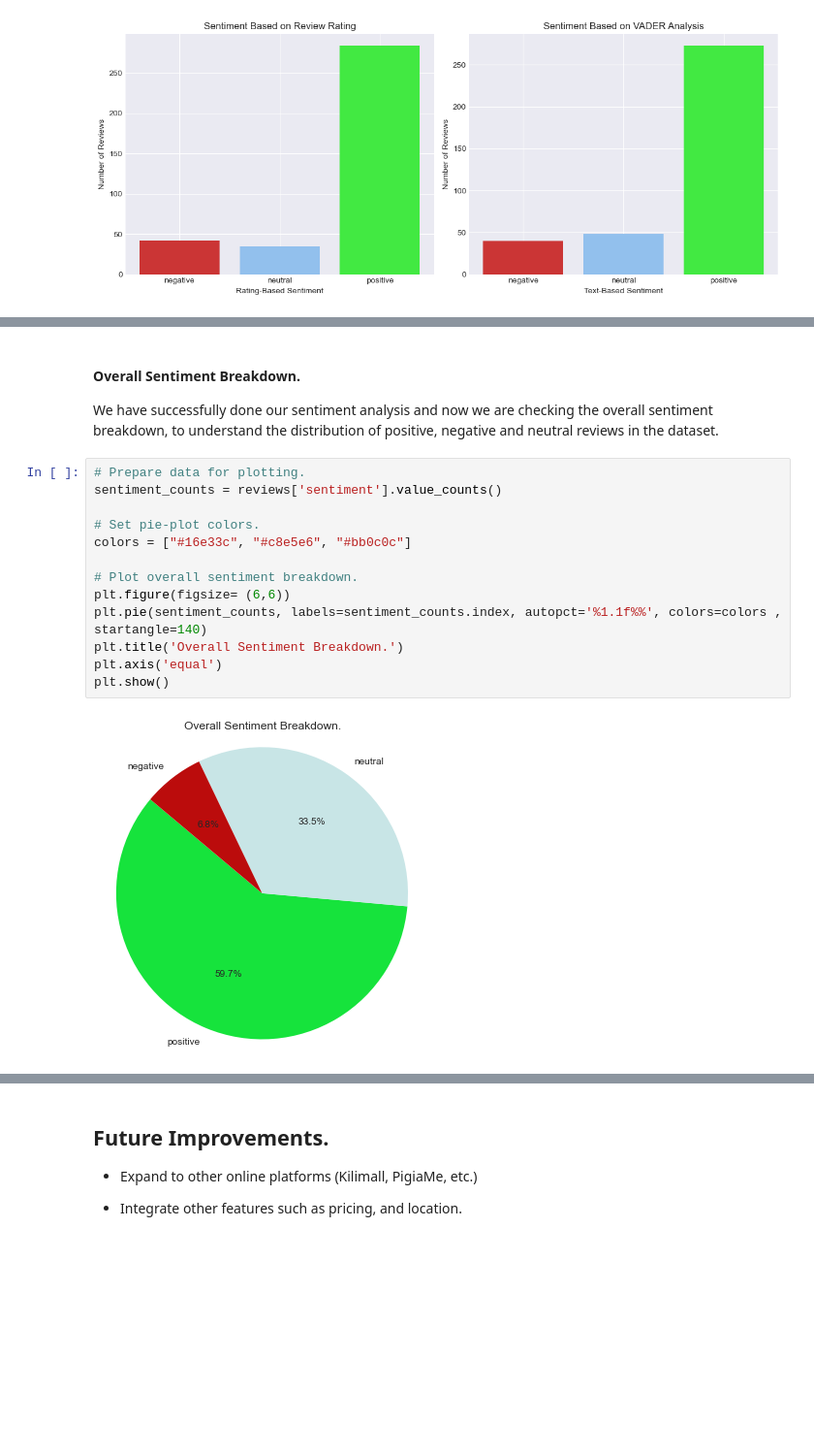
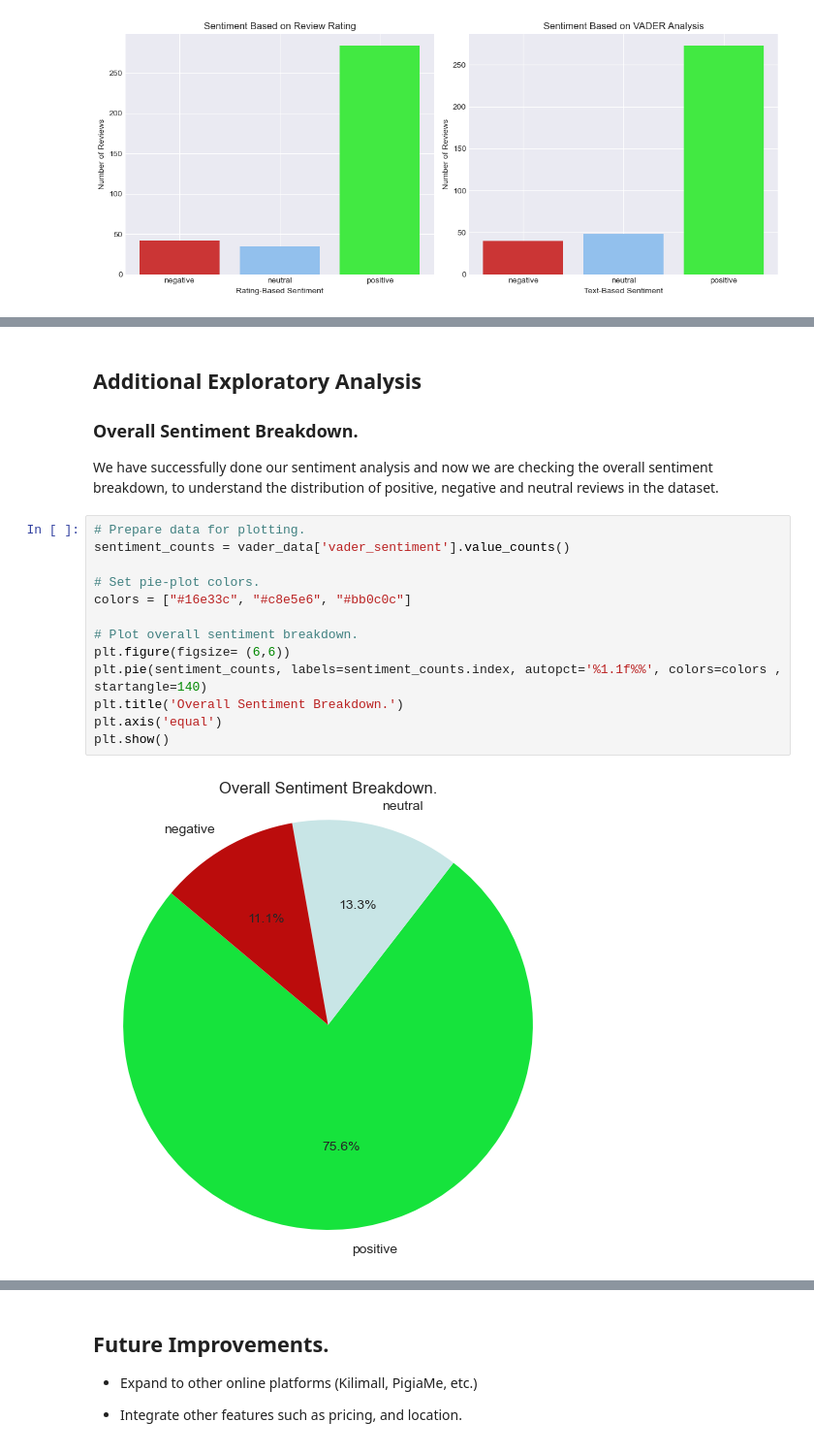
Before and after one commit to Assesa44/Kenya-Ecommerce-Reviews, a Jupyter notebook: Notebooks/analysis.ipynb, the cells around one changed output, grey strips where cells are left out. Shown at 97% size. Drawn from its saved outputs; the diff is of its cells as text; blank space fills up the shorter version.

```diff
--- a/Notebooks/analysis.ipynb
+++ b/Notebooks/analysis.ipynb
@@ -751,19 +764,21 @@ This is crucial as the ratings do not always tell the whole story, we have revie
 # %% [markdown]
-#### Overall Sentiment Breakdown.
+## **Additional Exploratory Analysis**
+
+### Overall Sentiment Breakdown.
 We have successfully done our sentiment analysis and now we are checking the overall sentiment breakdown, to understand the distribution of positive, negative and neutral reviews in the dataset.
 # %%
 # Prepare data for plotting.
-sentiment_counts = reviews['sentiment'].value_counts()
+sentiment_counts = vader_data['vader_sentiment'].value_counts()
 
 # Set pie-plot colors.
 colors = ["#16e33c", "#c8e5e6", "#bb0c0c"]
 
 # Plot overall sentiment breakdown.
 plt.figure(figsize= (6,6))
 plt.pie(sentiment_counts, labels=sentiment_counts.index, autopct='%1.1f%%', colors=colors , startangle=140)
 plt.title('Overall Sentiment Breakdown.')
 plt.axis('equal')
 plt.show()
 # %% [output]
-[figure, old version]
+[figure, new version]
 # %% [markdown]
```
Also changed, not shown: parts of 24 cells of this notebook.
